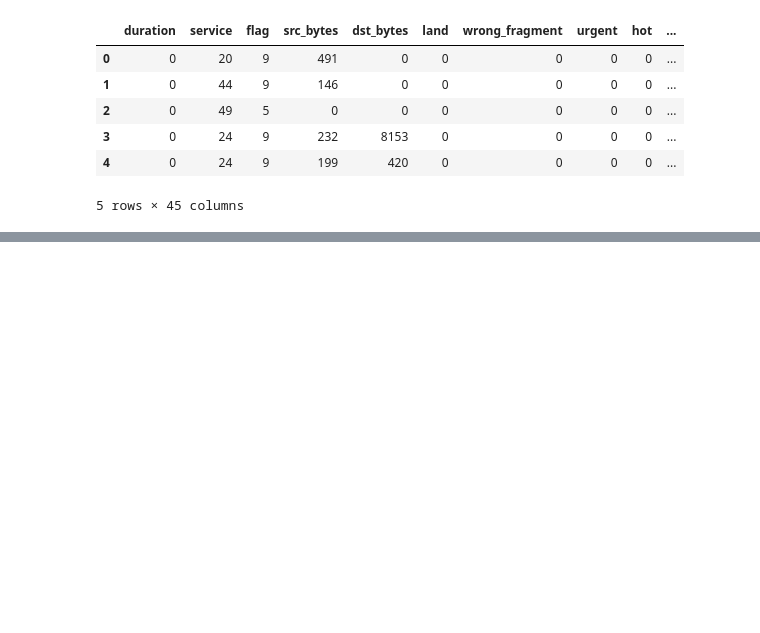
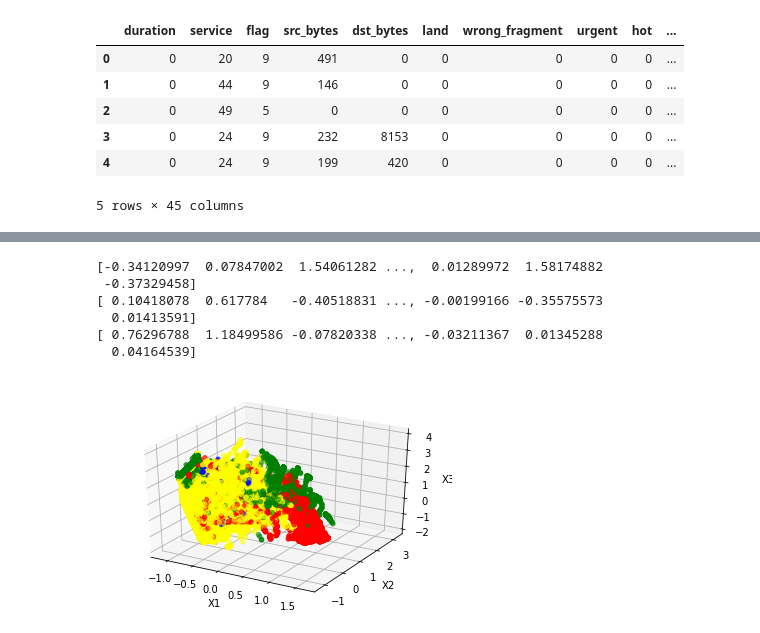
Before and after one commit to buddhapuneeth/NetworkIntrusionDetection, a Jupyter notebook: Data Analysis.ipynb, the cells around one changed output, grey strips where cells are left out. Cells and saved outputs as stored; diff of their text form; code cells hidden in the pictures; blank space fills up the shorter version.

```diff
--- a/Data Analysis.ipynb
+++ b/Data Analysis.ipynb
@@ -405,0 +522,33 @@ OrderedDict([('num_shells', 326.11353550295854),
+# %%
+def show3dplot(x_low_dim_3):
+    x1 = x_low_dim_3[:,0]
+    x2 = x_low_dim_3[:,1]
+    x3 = x_low_dim_3[:,2]
+    color_label_map = {
+    'DoS': 'red', 'Probe':'green','R2L':'blue','U2R':'purple','normal':'yellow'
+    }
+    label = train_processed['labelsMapped'].map(lambda x: color_label_map[x])
+
+
+
+    colors = ['red','green','blue','purple','yellow']
+    print(x1)
+    print(x2)
+    print(x3)
+    from mpl_toolkits.mplot3d import Axes3D
+    x1 = x1[x2 < 10]
+    label = label[x2 < 10]
+    x2 = x2[x2 < 10]
+    x3 = x3[x2 < 10]
+    x1 = x1[x3 < 10]
+    label = label[x3 < 10]
+    x2 = x2[x3 < 10]
+    x3 = x3[x3 < 10]
+    fig1 = plt.figure()
+    fig = fig1.add_subplot(111, projection='3d')
+    #plt.figure(figsize=(20,20))
+    fig.scatter(x1[x1 <5], x2[x1 <5], x3[x1 <5], c=label[x1 <5], cmap=matplotlib.colors.ListedColormap(colors))
+    fig.set_xlabel('X1')
+    fig.set_ylabel('X2')
+    fig.set_zlabel('X3')
+    plt.show()
@@ -405,0 +559,10 @@ OrderedDict([('num_shells', 326.11353550295854),
+# %%
+show3dplot(x_low_dim_3)
+# %% [output]
+[-0.34120997  0.07847002  1.54061282 ...,  0.01289972  1.58174882
+ -0.37329458]
+[ 0.10418078  0.617784   -0.40518831 ..., -0.00199166 -0.35575573
+  0.01413591]
+[ 0.76296788  1.18499586 -0.07820338 ..., -0.03211367  0.01345288
+  0.04164539]
+[figure, added]
```
Also changed, not shown: parts of 24 cells of this notebook, 2 other files.
